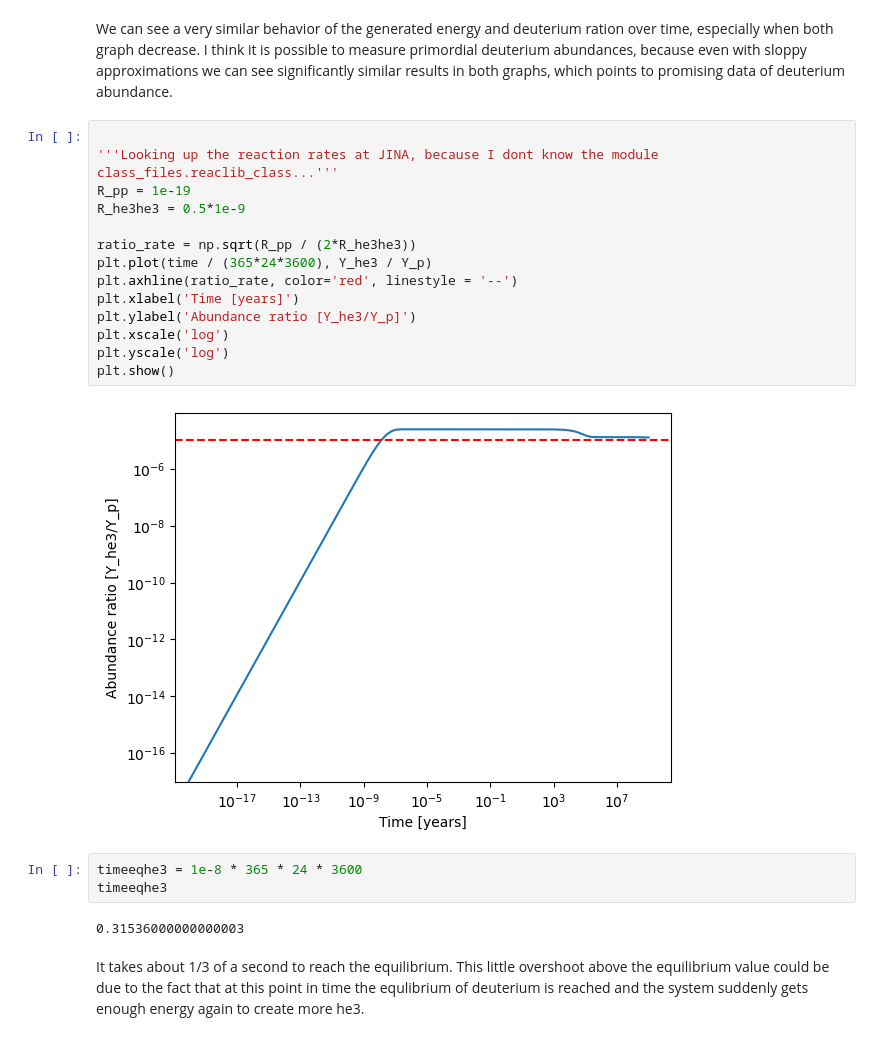
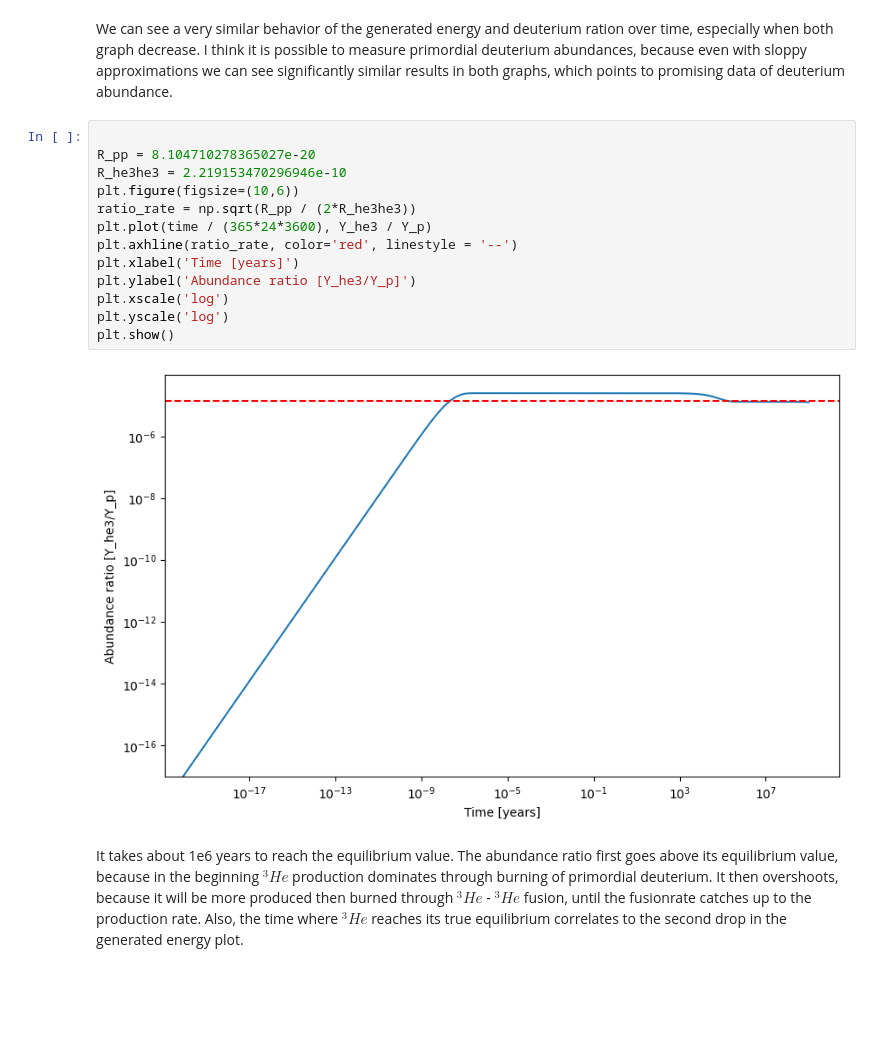
Before and after one commit to sMacks28/private, a Jupyter notebook: Uni/nuclearastrophysics/exercise04/exercise4.ipynb, the cells around one changed output. Drawn from its saved outputs; the diff is of its cells as text; blank space fills up the shorter version.

```diff
--- a/Uni/nuclearastrophysics/exercise04/exercise4.ipynb
+++ b/Uni/nuclearastrophysics/exercise04/exercise4.ipynb
@@ -97,25 +104,21 @@ plt.show()
 We can see a very similar behavior of the generated energy and deuterium ration over time, especially when both graph decrease. I think it is possible to measure primordial deuterium abundances, because even with sloppy approximations we can see significantly similar results in both graphs, which points to promising data of deuterium abundance.
 # %%
 
-'''Looking up the reaction rates at JINA, because I dont know the module class_files.reaclib_class...'''
-R_pp = 1e-19
-R_he3he3 = 0.5*1e-9
-
+R_pp = 8.104710278365027e-20
+R_he3he3 = 2.219153470296946e-10
+plt.figure(figsize=(10,6))
 ratio_rate = np.sqrt(R_pp / (2*R_he3he3))
 plt.plot(time / (365*24*3600), Y_he3 / Y_p)
 plt.axhline(ratio_rate, color='red', linestyle = '--')
 plt.xlabel('Time [years]')
 plt.ylabel('Abundance ratio [Y_he3/Y_p]')
 plt.xscale('log')
 plt.yscale('log')
 plt.show()
 # %% [output]
-[figure, old version]
+[figure, new version]
-# %%
-timeeqhe3 = 1e-8 * 365 * 24 * 3600
-timeeqhe3
-# %% [output]
-0.31536000000000003
 # %% [markdown]
-It takes about 1/3 of a second to reach the equilibrium. This little overshoot above the equilibrium value could be due to the fact that at this point in time the equlibrium of deuterium is reached and the system suddenly gets enough energy again to create more he3.
+It takes about 1e6 years to reach the equilibrium value.
+The abundance ratio first goes above its equilibrium value, because in the beginning $^3He$ production dominates through burning of primordial deuterium. It then overshoots, because it will be more produced then burned through $^3He$ - $^3He$ fusion, until the fusionrate catches up to the production rate.
+Also, the time where $^3He$ reaches its true equilibrium correlates to the second drop in the generated energy plot.
 # %%
```
Also changed, not shown: parts of 17 cells of this notebook, 1 other file.
